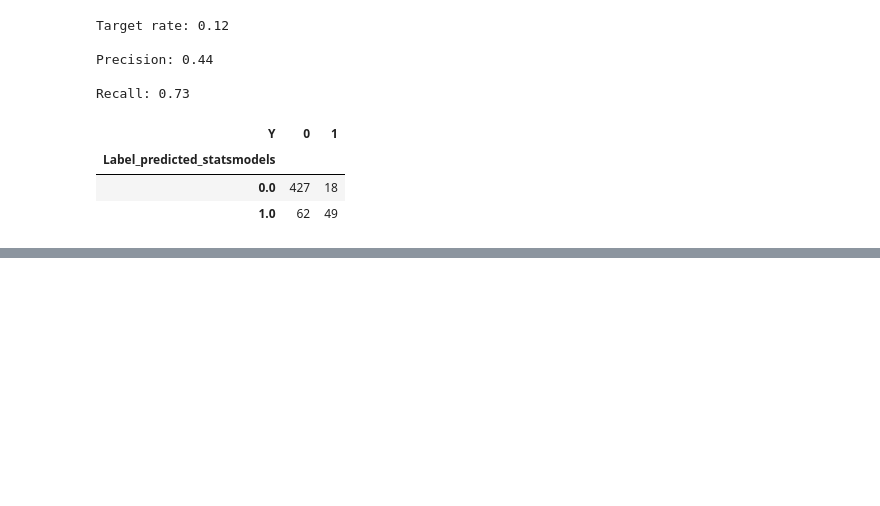
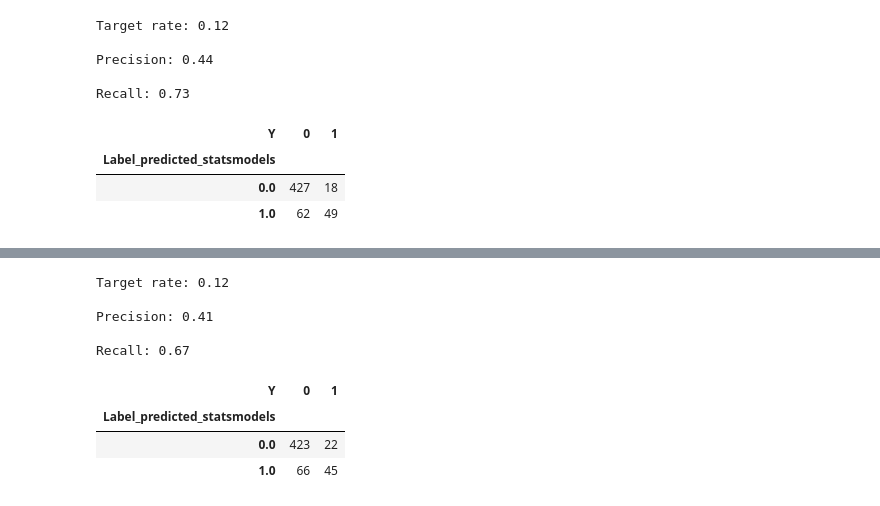
Before and after one commit to jharris121/AcademyPublic, a Jupyter notebook: Session5 - Modelling.ipynb, the cells around one changed output, grey strips where cells are left out. Cells and saved outputs as stored; diff of their text form; code cells hidden in the pictures; blank space fills up the shorter version.

```diff
--- a/Session5 - Modelling.ipynb
+++ b/Session5 - Modelling.ipynb
@@ -1251,0 +1293,12 @@ Recall: 0.73
+# %%
+confusion_matrix(oot, 'Y', 'Predict_sklearn_reglog_ridge', 111)
+# %% [output]
+Target rate: 0.12
+
+Precision: 0.41
+
+Recall: 0.67
+| Y | 0 | 1 |
+| Label_predicted_statsmodels |  |  |
+| 0.0 | 423 | 22 |
+| 1.0 | 66 | 45 |
```
Also changed, not shown: parts of 5 cells of this notebook.
